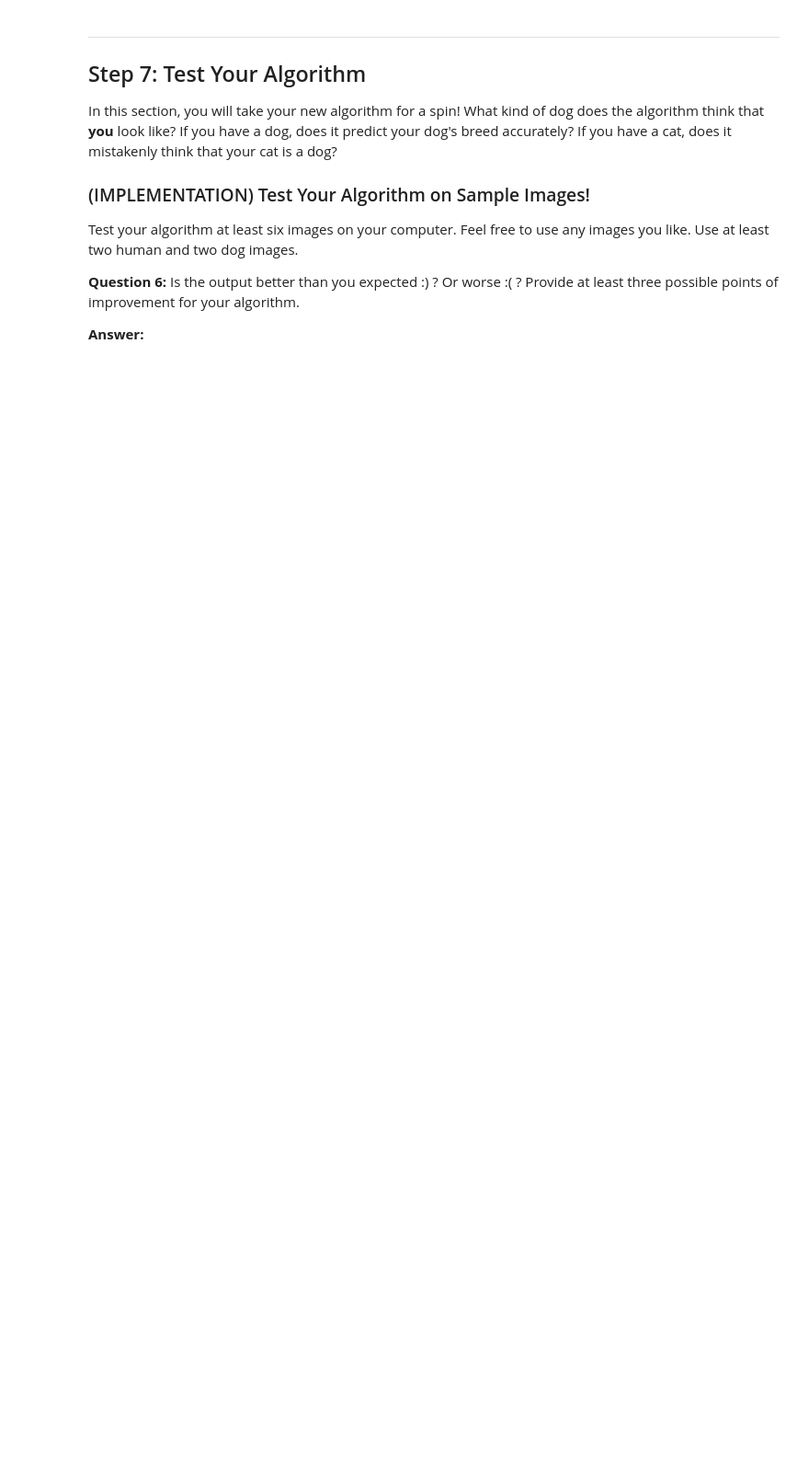
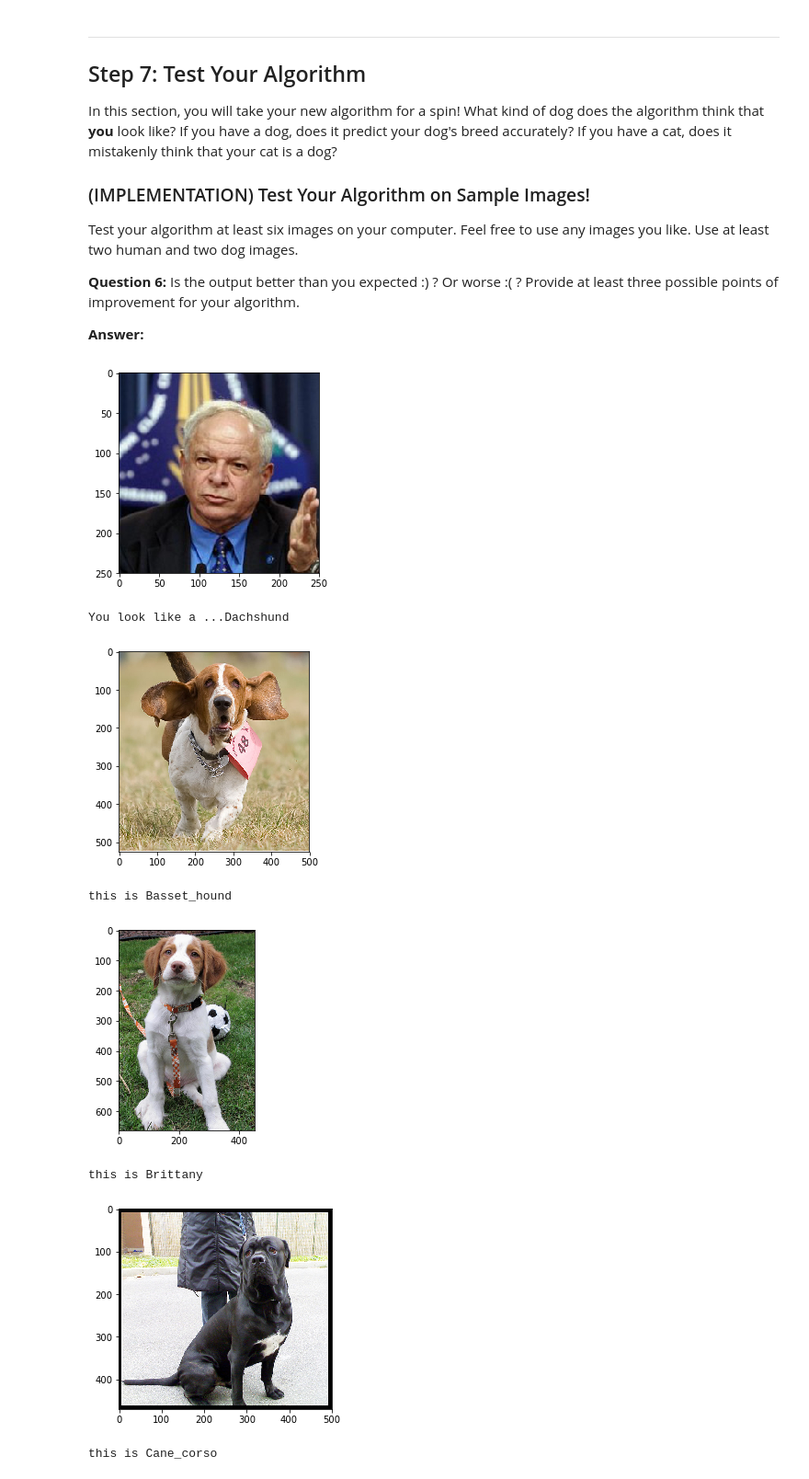
Before and after one commit to zaher88abd/dog-project, a Jupyter notebook: dog_app.ipynb, the cells around one changed output. Shown at 92% size. Drawn from its saved outputs; the diff is of its cells as text; code cells hidden in the pictures; blank space fills up the shorter version.

```diff
--- a/dog_app.ipynb
+++ b/dog_app.ipynb
@@ -631,6 +697,7 @@ You are welcome to [augment the training data](https://blog.keras.io/building-po
 ### (IMPLEMENTATION) Load the Model with the Best Validation Loss
 # %%
 ### TODO: Load the model weights with the best validation loss.
+model1.load_weights('saved_models/weights.best.VGG16_from_scratch.hdf5')
 # %% [markdown]
 ### (IMPLEMENTATION) Test the Model
 
@@ -655,6 +730,15 @@ where `{network}`, in the above filename, should be one of `VGG19`, `Resnet50`,
 # %%
 ### TODO: Write a function that takes a path to an image as input
 ### and returns the dog breed that is predicted by the model.
+from extract_bottleneck_features import *
+
+def My_predict_breed(img_path):
+    # extract bottleneck features
+    bottleneck_feature = extract_VGG16(path_to_tensor(img_path))
+    # obtain predicted vector
+    predicted_vector = model1.predict(bottleneck_feature)
+    # return dog breed that is predicted by the model
+    return dog_names[np.argmax(predicted_vector)]
 # %% [markdown]
 ---
 <a id='step6'></a>
@@ -676,6 +760,13 @@ Some sample output for our algorithm is provided below, but feel free to design
 # %%
 ### TODO: Write your algorithm.
 ### Feel free to use as many code cells as needed.
+def predactor(image_path):
+    if dog_detector(image_path):
+        print("this is "+str(My_predict_breed(img_path)))
+    elif face_detector(img_path):
+        print("You look like a ..."+ str(My_predict_breed(img_path)))
+    else:
+        print("It is hard to recognize this.")
 # %% [markdown]
 ---
 <a id='step7'></a>
@@ -690,7 +781,29 @@ Test your algorithm at least six images on your computer.  Feel free to use any
 __Question 6:__ Is the output better than you expected :) ?  Or worse :( ?  Provide at least three possible points of improvement for your algorithm.
 
 __Answer:__
+# %%
+def show_image(img_path):
+    img = cv2.imread(img_path)
+    cv_rgb = cv2.cvtColor(img, cv2.COLOR_BGR2RGB)
+    plt.imshow(cv_rgb)
+    plt.show()
 # %%
 ## TODO: Execute your algorithm from Step 6 on
 ## at least 6 images on your computer.
 ## Feel free to use as many code cells as needed.
+def load_test_dataset():
+    data = load_files('C:/Users/Zaher/Documents/GitHub/cnn-project/dog-project/dogImages/testDataSet')
+    dog_files = np.array(data['filenames'])
+    return dog_files
+for img_path in load_test_dataset():
+    show_image(img_path)
+    predactor(img_path)
+# %% [output]
+[figure, added]
+You look like a ...Dachshund
+[figure, added]
+this is Basset_hound
+[figure, added]
+this is Brittany
+[figure, added]
+this is Cane_corso
```
Also changed, not shown: parts of 16 cells of this notebook, 18 other files.
